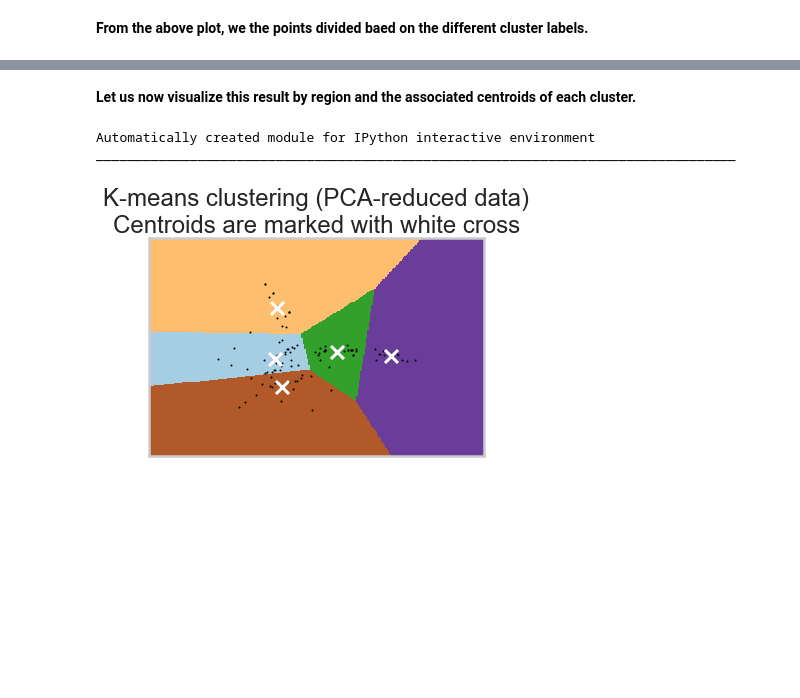
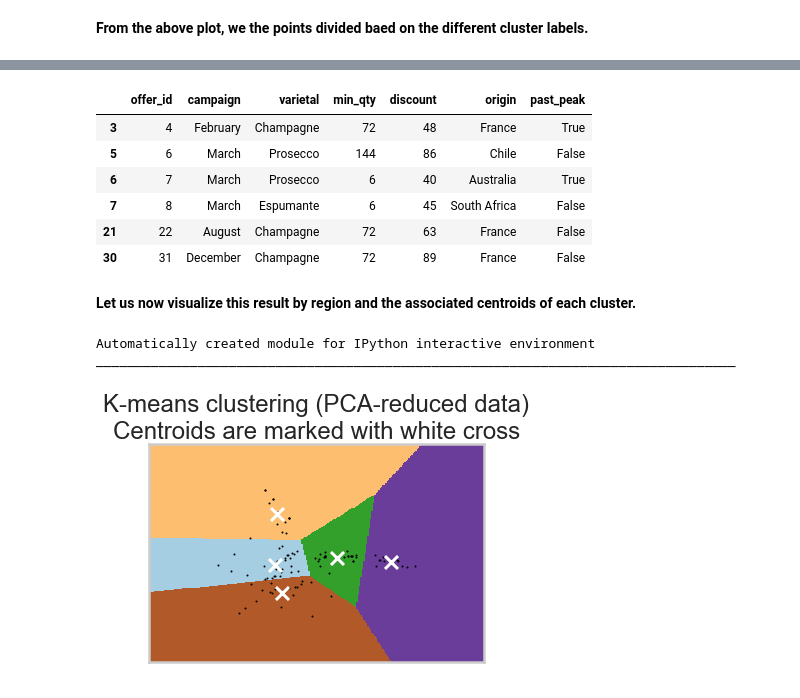
Before and after one commit to adjakka/Mini_Projects_Data_Science, a Jupyter notebook: Unsupervised_ML_Customer_Segmentation/Mini_Project_Clustering.ipynb, the cells around one changed output, grey strips where cells are left out. Saved outputs shown, nothing was run; the diff lists cells and outputs as text; code cells hidden in the pictures; blank space fills up the shorter version.

```diff
--- a/Unsupervised_ML_Customer_Segmentation/Mini_Project_Clustering.ipynb
+++ b/Unsupervised_ML_Customer_Segmentation/Mini_Project_Clustering.ipynb
@@ -387,3 +544,13 @@ Text(0, 0.5, 'y component')
+# %%
+df_offers.loc[(df_offers.offer_id == 8) | (df_offers.offer_id == 22) | (df_offers.offer_id == 31) | (df_offers.offer_id == 6) | (df_offers.offer_id == 4) | (df_offers.offer_id == 7)]
+# %% [output]
+|  | offer_id | campaign | varietal | min_qty | discount | origin | past_peak |
+| 3 | 4 | February | Champagne | 72 | 48 | France | True |
+| 5 | 6 | March | Prosecco | 144 | 86 | Chile | False |
+| 6 | 7 | March | Prosecco | 6 | 40 | Australia | True |
+| 7 | 8 | March | Espumante | 6 | 45 | South Africa | False |
+| 21 | 22 | August | Champagne | 72 | 63 | France | False |
+| 30 | 31 | December | Champagne | 72 | 89 | France | False |
 # %% [markdown]
 **Let us now visualize this result by region and the associated centroids of each cluster.**
 # %%
```
Also changed, not shown: parts of 24 cells of this notebook.
